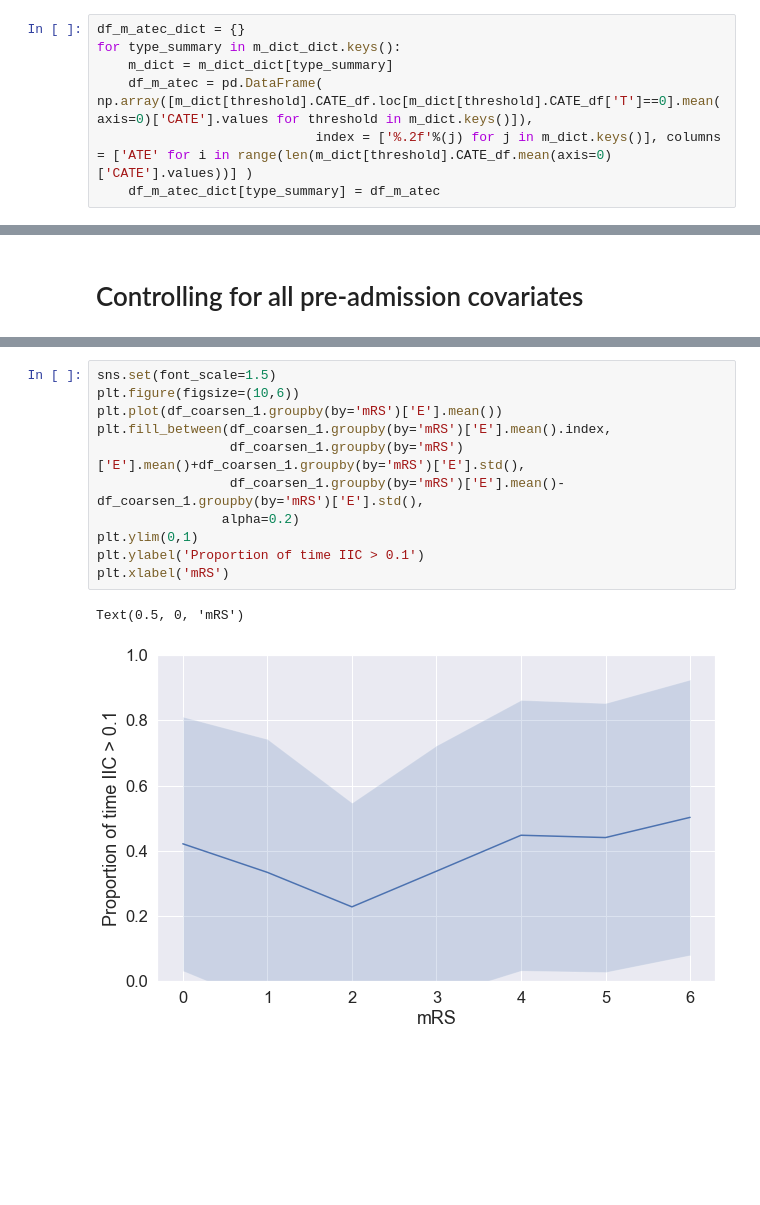
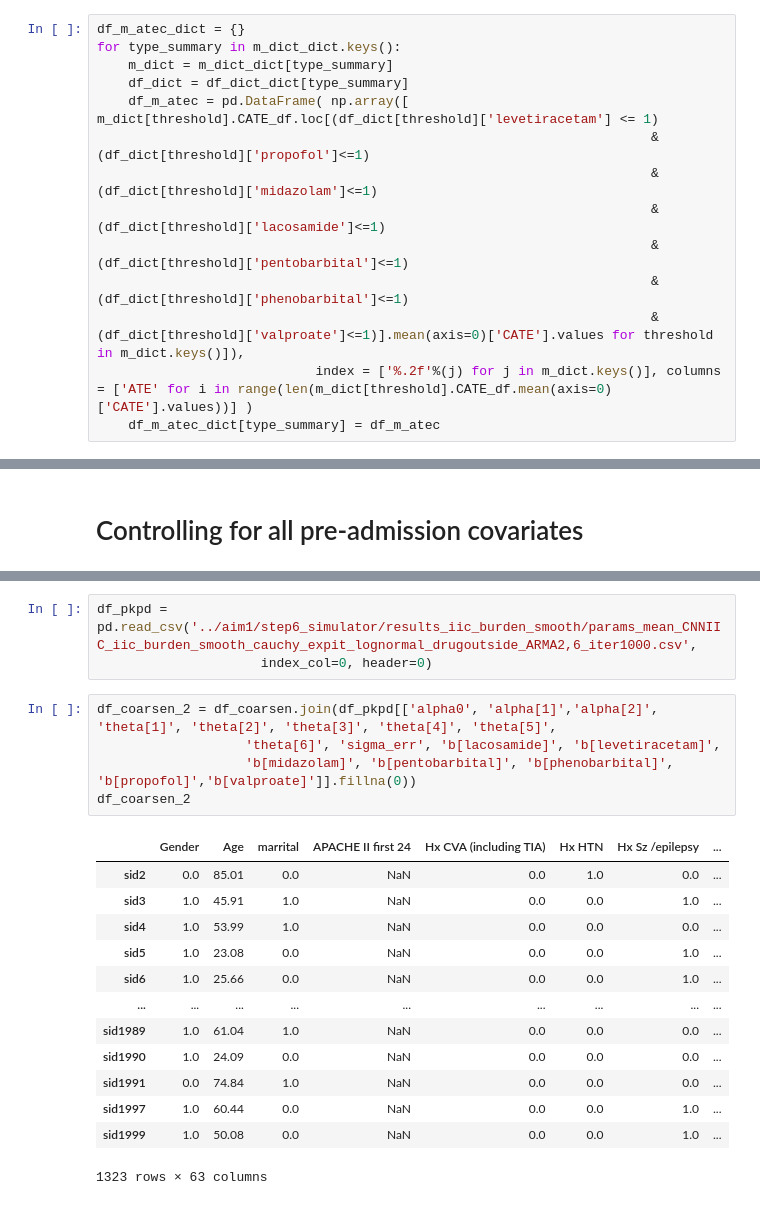
Before and after one commit to Hockey86/iic_causal_inference, a Jupyter notebook: aim2/short_term_drug_effect.ipynb, the cells around one changed output, grey strips where cells are left out. Saved outputs shown, nothing was run; the diff lists cells and outputs as text; blank space fills up the shorter version.

```diff
--- a/aim2/short_term_drug_effect.ipynb
+++ b/aim2/short_term_drug_effect.ipynb
@@ -196,7 +166,14 @@ for type_summary in tqdm.tqdm(['max']):#,'mean','proportion']):
 df_m_atec_dict = {}
 for type_summary in m_dict_dict.keys():
     m_dict = m_dict_dict[type_summary]
-    df_m_atec = pd.DataFrame( np.array([m_dict[threshold].CATE_df.loc[m_dict[threshold].CATE_df['T']==0].mean(axis=0)['CATE'].values for threshold in m_dict.keys()]),
+    df_dict = df_dict_dict[type_summary]
+    df_m_atec = pd.DataFrame( np.array([ m_dict[threshold].CATE_df.loc[(df_dict[threshold]['levetiracetam'] <= 1)
+                                                                       & (df_dict[threshold]['propofol']<=1)
+                                                                       & (df_dict[threshold]['midazolam']<=1)
+                                                                       & (df_dict[threshold]['lacosamide']<=1)
+                                                                       & (df_dict[threshold]['pentobarbital']<=1)
+                                                                       & (df_dict[threshold]['phenobarbital']<=1)
+                                                                       & (df_dict[threshold]['valproate']<=1)].mean(axis=0)['CATE'].values for threshold in m_dict.keys()]),
                             index = ['%.2f'%(j) for j in m_dict.keys()], columns = ['ATE' for i in range(len(m_dict[threshold].CATE_df.mean(axis=0)['CATE'].values))] )
     df_m_atec_dict[type_summary] = df_m_atec
 # %%
@@ -309,14 +280,22 @@ df_m_atec.T.plot(kind='box')
-# %%
-sns.set(font_scale=1.5)
-plt.figure(figsize=(10,6))
-plt.plot(df_coarsen_1.groupby(by='mRS')['E'].mean())
-plt.fill_between(df_coarsen_1.groupby(by='mRS')['E'].mean().index,
-                 df_coarsen_1.groupby(by='mRS')['E'].mean()+df_coarsen_1.groupby(by='mRS')['E'].std(),
-                 df_coarsen_1.groupby(by='mRS')['E'].mean()-df_coarsen_1.groupby(by='mRS')['E'].std(),
-                alpha=0.2)
-plt.ylim(0,1)
-plt.ylabel('Proportion of time IIC > 0.1')
-plt.xlabel('mRS')
-# %% [output]
-Text(0.5, 0, 'mRS')
-[figure, removed]
+# %%
+df_pkpd = pd.read_csv('../aim1/step6_simulator/results_iic_burden_smooth/params_mean_CNNIIC_iic_burden_smooth_cauchy_expit_lognormal_drugoutside_ARMA2,6_iter1000.csv',
+                     index_col=0, header=0)
+# %%
+df_coarsen_2 = df_coarsen.join(df_pkpd[['alpha0', 'alpha[1]','alpha[2]', 'theta[1]', 'theta[2]', 'theta[3]', 'theta[4]', 'theta[5]',
+                   'theta[6]', 'sigma_err', 'b[lacosamide]', 'b[levetiracetam]',
+                   'b[midazolam]', 'b[pentobarbital]', 'b[phenobarbital]', 'b[propofol]','b[valproate]']].fillna(0))
+df_coarsen_2
+# %% [output]
+|  | Gender | Age | marrital | APACHE II first 24 | Hx CVA (including TIA) | Hx HTN | Hx Sz /epilepsy | ... |
+| sid2 | 0.0 | 85.01 | 0.0 | NaN | 0.0 | 1.0 | 0.0 | ... |
+| sid3 | 1.0 | 45.91 | 1.0 | NaN | 0.0 | 0.0 | 1.0 | ... |
+| sid4 | 1.0 | 53.99 | 1.0 | NaN | 0.0 | 0.0 | 0.0 | ... |
+| sid5 | 1.0 | 23.08 | 0.0 | NaN | 0.0 | 0.0 | 1.0 | ... |
+| sid6 | 1.0 | 25.66 | 0.0 | NaN | 0.0 | 0.0 | 1.0 | ... |
+| ... | ... | ... | ... | ... | ... | ... | ... | ... |
+| sid1989 | 1.0 | 61.04 | 1.0 | NaN | 0.0 | 0.0 | 0.0 | ... |
+| sid1990 | 1.0 | 24.09 | 0.0 | NaN | 0.0 | 0.0 | 0.0 | ... |
+| sid1991 | 0.0 | 74.84 | 1.0 | NaN | 0.0 | 0.0 | 0.0 | ... |
+| sid1997 | 1.0 | 60.44 | 0.0 | NaN | 0.0 | 0.0 | 1.0 | ... |
+| sid1999 | 1.0 | 50.08 | 0.0 | NaN | 0.0 | 0.0 | 1.0 | ... |
+1323 rows × 63 columns
```
Also changed, not shown: parts of 13 cells of this notebook.
